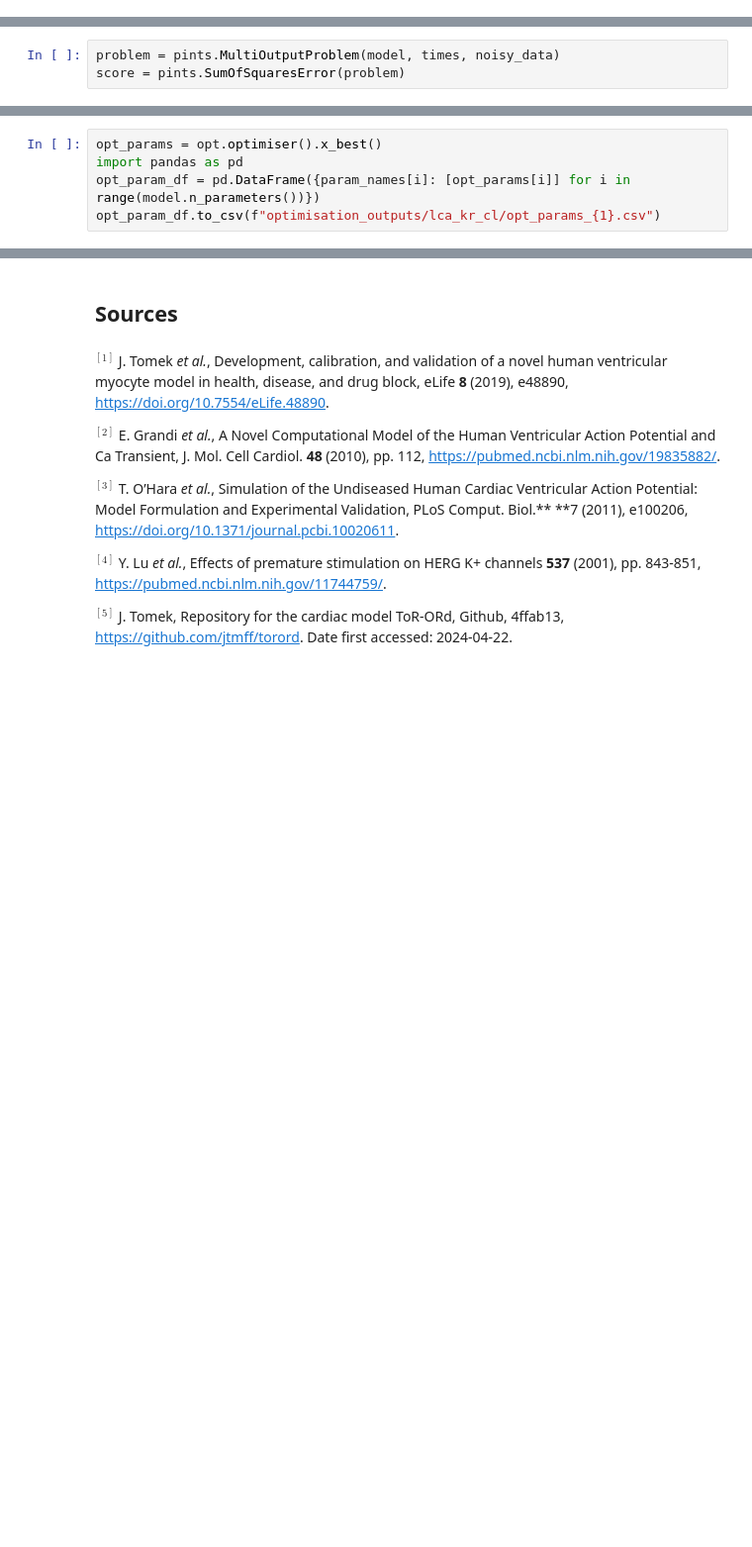
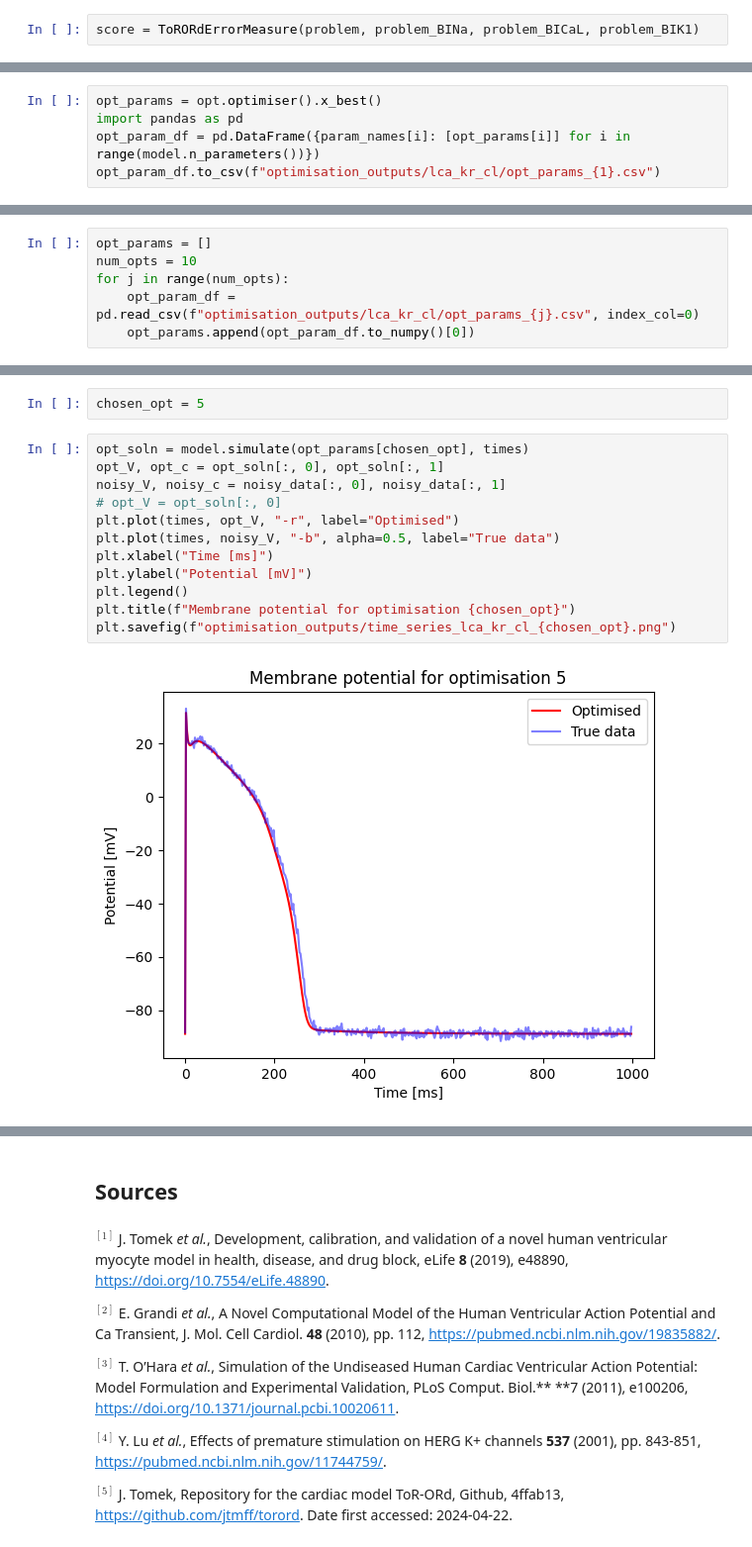
Before and after one commit to mghosh00/CardiacModels, a Jupyter notebook: cardiac_models/examples/torord/torord.ipynb, the cells around one changed output, grey strips where cells are left out. Shown: that part at 99% size. Cells and saved outputs as stored; diff of their text form; blank space fills up the shorter version.

```diff
--- a/cardiac_models/examples/torord/torord.ipynb
+++ b/cardiac_models/examples/torord/torord.ipynb
@@ -342,3 +572,5 @@ on the parameters.
+# %%
+score = ToRORdErrorMeasure(problem, problem_BINa, problem_BICaL, problem_BIK1)
 # %% [markdown]
 ### Optimisation using `pints.CMAES`
 # %% [markdown]
@@ -346,3 +577,0 @@ We first use the optimiser to reach some realistic parameter values for the nois
-# %%
-problem = pints.MultiOutputProblem(model, times, noisy_data)
-score = pints.SumOfSquaresError(problem)
@@ -394,0 +626,6 @@ opt_param_df.to_csv(f"optimisation_outputs/lca_kr_cl/opt_params_{1}.csv")
+# %%
+opt_params = []
+num_opts = 10
+for j in range(num_opts):
+    opt_param_df = pd.read_csv(f"optimisation_outputs/lca_kr_cl/opt_params_{j}.csv", index_col=0)
+    opt_params.append(opt_param_df.to_numpy()[0])
@@ -394,0 +667,16 @@ opt_param_df.to_csv(f"optimisation_outputs/lca_kr_cl/opt_params_{1}.csv")
+# %%
+chosen_opt = 5
+# %%
+opt_soln = model.simulate(opt_params[chosen_opt], times)
+opt_V, opt_c = opt_soln[:, 0], opt_soln[:, 1]
+noisy_V, noisy_c = noisy_data[:, 0], noisy_data[:, 1]
+# opt_V = opt_soln[:, 0]
+plt.plot(times, opt_V, "-r", label="Optimised")
+plt.plot(times, noisy_V, "-b", alpha=0.5, label="True data")
+plt.xlabel("Time [ms]")
+plt.ylabel("Potential [mV]")
+plt.legend()
+plt.title(f"Membrane potential for optimisation {chosen_opt}")
+plt.savefig(f"optimisation_outputs/time_series_lca_kr_cl_{chosen_opt}.png")
+# %% [output]
+[figure, added]
```
Also changed, not shown: parts of 62 cells of this notebook, 3 other files.
